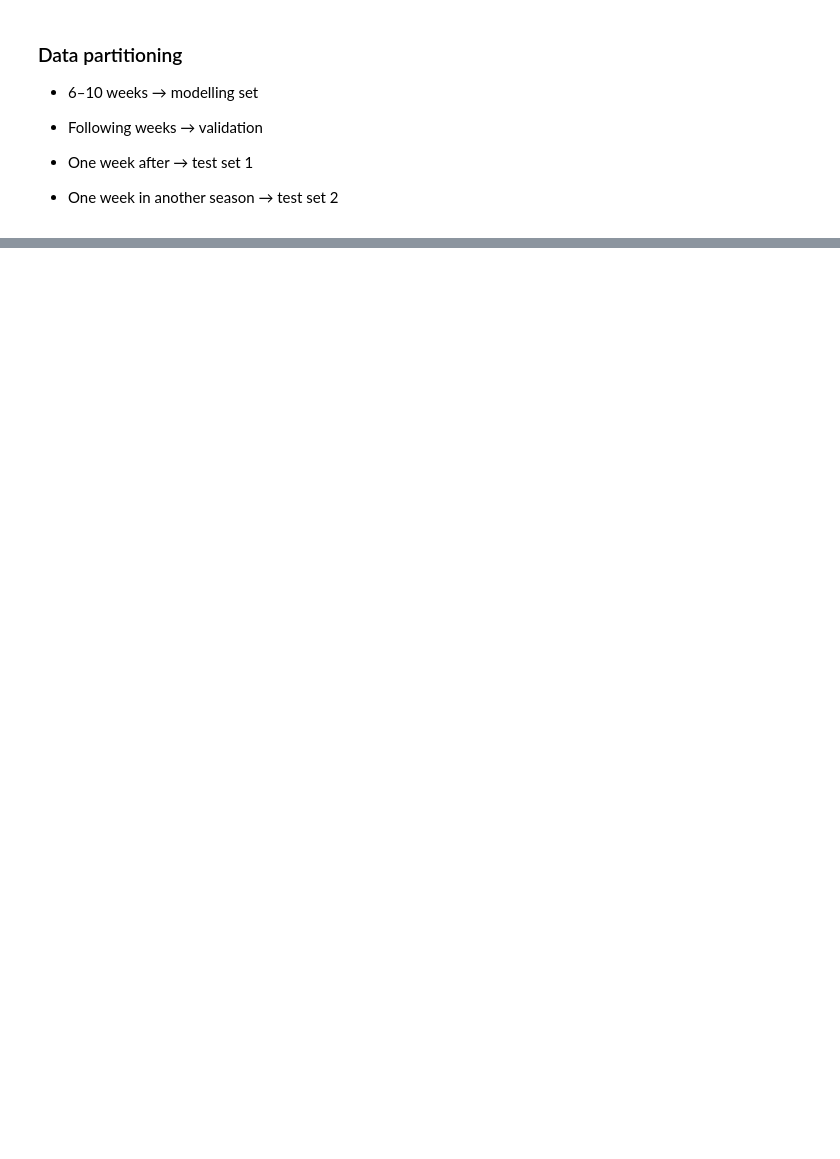
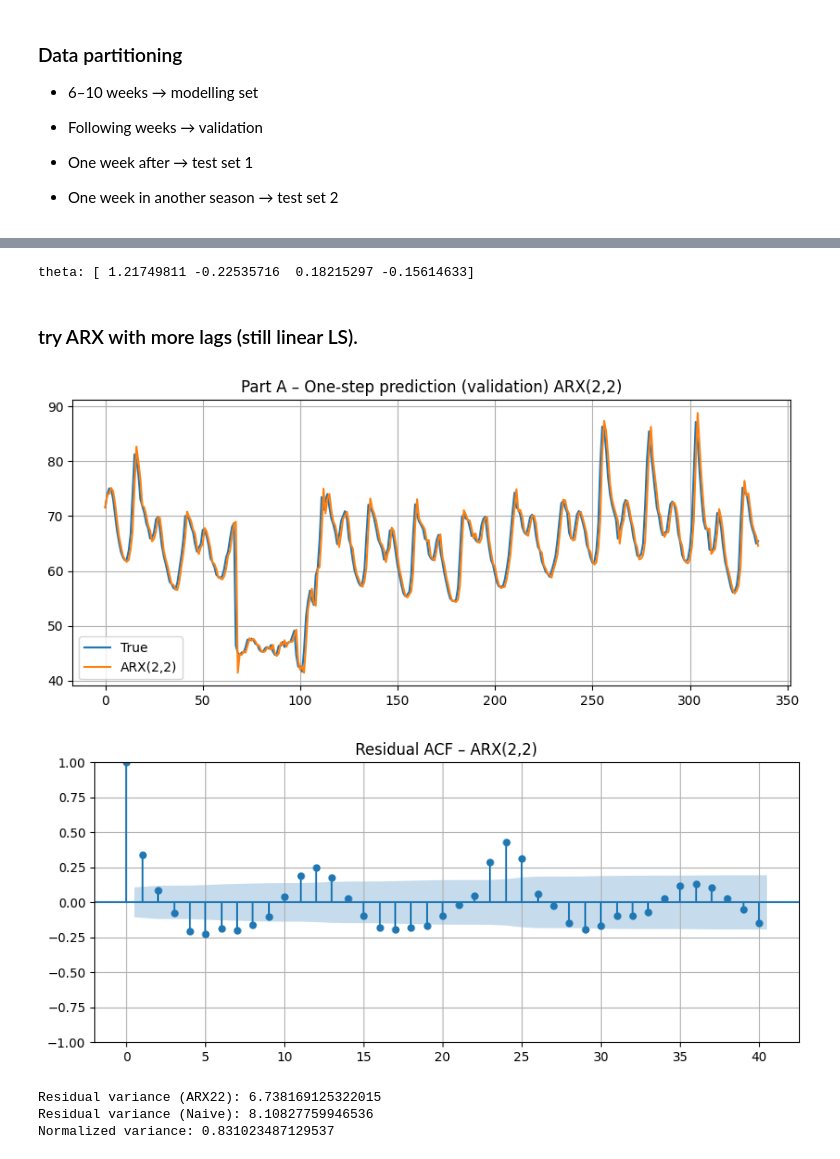
Before and after one commit to asifakhan09/MASM17-Time-series-analysis, a Jupyter notebook: Final Project/Asifa.ipynb, the cells around one changed output, grey strips where cells are left out. Drawn from its saved outputs; the diff is of its cells as text; code cells hidden in the pictures; blank space fills up the shorter version.

Commit message:
all parts done

```diff
--- a/Final Project/Asifa.ipynb
+++ b/Final Project/Asifa.ipynb
@@ -287,0 +304,76 @@ Normalized variance: 0.999021124160317
+# %%
+# ==============================
+# Part A – ARX(2,2) estimation
+# ==============================
+
+na, nb = 2, 2
+
+# Build regression matrix using model set only
+rows = len(y_model) - max(na, nb)
+Phi = []
+yt = []
+
+for t in range(max(na, nb), len(y_model)):
+    reg = []
+    # past y
+    for i in range(1, na+1):
+        reg.append(y_model[t-i])
+    # past u
+    for j in range(1, nb+1):
+        reg.append(u_model[t-j])
+    Phi.append(reg)
+    yt.append(y_model[t])
+
+Phi = np.array(Phi)
+yt = np.array(yt)
+
+theta, *_ = np.linalg.lstsq(Phi, yt, rcond=None)
+print("theta:", theta)
+# %% [output]
+theta: [ 1.21749811 -0.22535716  0.18215297 -0.15614633]
+# %% [markdown]
+### try ARX with more lags (still linear LS).
+# %%
+# ==============================
+# Part A – One-step prediction (ARX(2,2)) on validation
+# ==============================
+
+yhat_val22 = np.zeros_like(y_val)
+yhat_val22[:max(na, nb)] = y_val[:max(na, nb)]  # init
+
+for t in range(max(na, nb), len(y_val)):
+    reg = []
+    for i in range(1, na+1):
+        reg.append(y_val[t-i])
+    for j in range(1, nb+1):
+        reg.append(u_val[t-j])
+    yhat_val22[t] = np.dot(theta, reg)
+
+res22 = y_val - yhat_val22
+
+plt.plot(y_val, label="True")
+plt.plot(yhat_val22, label="ARX(2,2)")
+plt.legend()
+plt.title("Part A – One-step prediction (validation) ARX(2,2)")
+plt.show()
+
+plot_acf(res22, lags=40)
+plt.title("Residual ACF – ARX(2,2)")
+plt.show()
+
+# Compare with naive
+yhat_naive = np.roll(y_val, 1)
+yhat_naive[0] = y_val[0]
+
+var_arx22 = np.var(res22[max(na, nb):])
+var_naive = np.var((y_val - yhat_naive)[1:])
+
+print("Residual variance (ARX22):", var_arx22)
+print("Residual variance (Naive):", var_naive)
+print("Normalized variance:", var_arx22 / var_naive)
+# %% [output]
+[figure, added]
+[figure, added]
+Residual variance (ARX22): 6.738169125322015
+Residual variance (Naive): 8.10827759946536
+Normalized variance: 0.831023487129537
```
Also changed, not shown: parts of 69 cells of this notebook.
